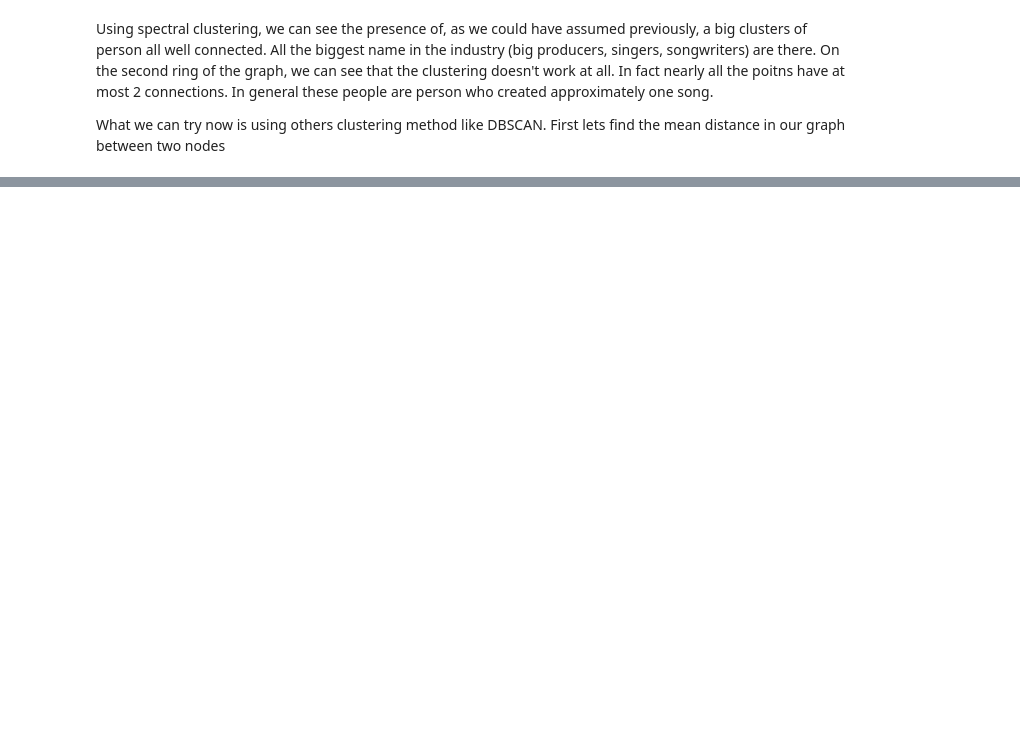
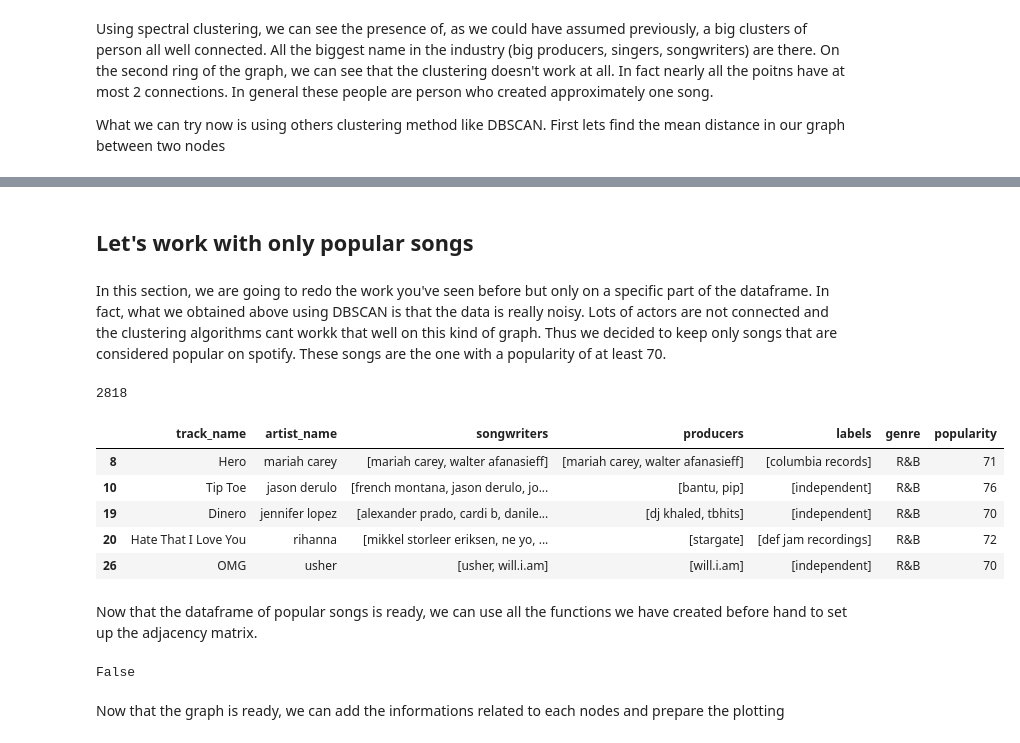
Before and after one commit to SachaLeblanc/NTDS_final, a Jupyter notebook: NTDS_processing_of_the_data.ipynb, the cells around one changed output, grey strips where cells are left out. Drawn from its saved outputs; the diff is of its cells as text; code cells hidden in the pictures; blank space fills up the shorter version.

```diff
--- a/NTDS_processing_of_the_data.ipynb
+++ b/NTDS_processing_of_the_data.ipynb
@@ -655,0 +749,40 @@ nx.draw(G_person, node_size=5, node_color=color_map, with_labels=False)
+# %% [markdown]
+## Let's work with only popular songs
+# %% [markdown]
+In this section, we are going to redo the work you've seen before but only on a specific part of the dataframe. In fact, what we obtained above using DBSCAN is that the data is really noisy. Lots of actors are not connected and the clustering algorithms cant workk that well on this kind of graph. Thus we decided to keep only songs that are considered popular on spotify. These songs are the one with a popularity of at least 70.
+# %%
+# Let's keep only the more popular songs in the dataframe
+popular_songs = final_dataframe[final_dataframe['popularity'] >= 70]
+
+# print the head of the new dataframe and its length
+print(len(popular_songs))
+popular_songs.head(5)
+# %% [output]
+2818
+|  | track_name | artist_name | songwriters | producers | labels | genre | popularity |
+| 8 | Hero | mariah carey | [mariah carey, walter afanasieff] | [mariah carey, walter afanasieff] | [columbia records] | R&B | 71 |
+| 10 | Tip Toe | jason derulo | [french montana, jason derulo, jo... | [bantu, pip] | [independent] | R&B | 76 |
+| 19 | Dinero | jennifer lopez | [alexander prado, cardi b, danile... | [dj khaled, tbhits] | [independent] | R&B | 70 |
+| 20 | Hate That I Love You | rihanna | [mikkel storleer eriksen, ne yo, ... | [stargate] | [def jam recordings] | R&B | 72 |
+| 26 | OMG | usher | [usher, will.i.am] | [will.i.am] | [independent] | R&B | 70 |
+# %% [markdown]
+Now that the dataframe of popular songs is ready, we can use all the functions we have created before hand to set up the adjacency matrix.
+# %%
+# list of all persons who created popular songs
+list_of_persons_popular = create_list_of_persons(popular_songs)
+
+# Lets create the adjacency matrix of our dataframe
+len_ = len(list_of_persons_popular)
+shape = (len_, len_)
+
+adjacency_popular, nodes_dictionnary_popular, labels_dictionnary_popular, \
+                                number_of_songs_popular = create_adjacency(popular_songs, shape)
+# check either our adjacency was well created or not
+check_adjacency(list_of_persons_popular, nodes_dictionnary_popular)
+
+# creation of the graph
+G_person_popular = nx.from_numpy_matrix(adjacency_popular)
+# %% [output]
+False
+# %% [markdown]
+Now that the graph is ready, we can add the informations related to each nodes and prepare the plotting
```
Also changed, not shown: parts of 36 cells of this notebook.
